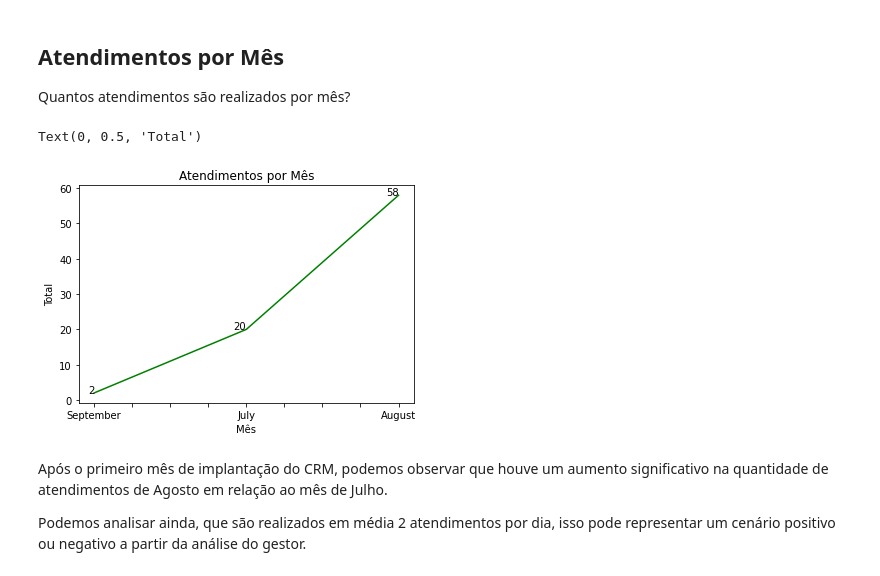
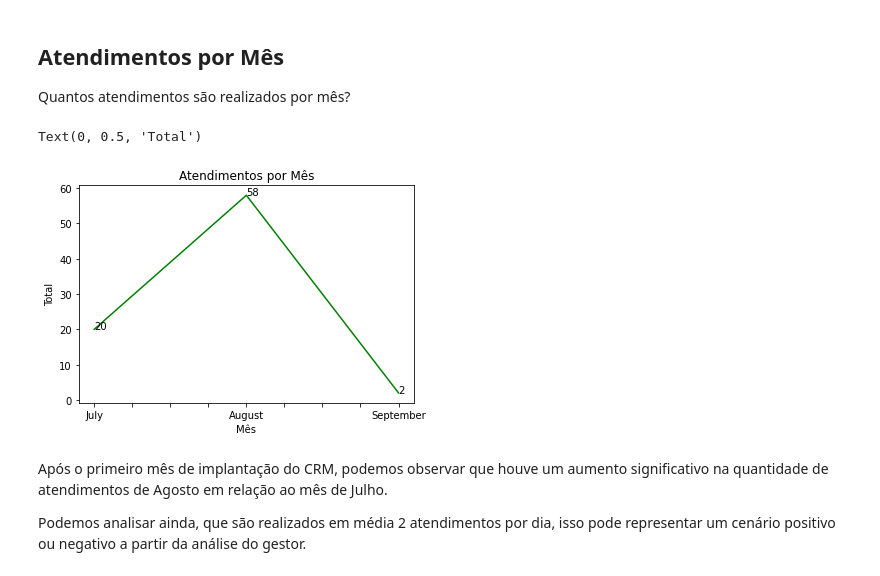
Before and after one commit to hgosouza1/Data-Science, a Jupyter notebook: Projeto Pessoal/Estética Automotiva/relatorio_geral_negocio.ipynb, the cells around one changed output. Cells and saved outputs as stored; diff of their text form; code cells hidden in the pictures.

```diff
--- a/Projeto Pessoal/Estética Automotiva/relatorio_geral_negocio.ipynb
+++ b/Projeto Pessoal/Estética Automotiva/relatorio_geral_negocio.ipynb
@@ -132,29 +132,29 @@ dtype: int64
 # %% [markdown]
 ## Atendimentos por Mês
 Quantos atendimentos são realizados por mês?
-# %%
-#Contando os atendimentos por mês
-atendimento = dados.groupby((dados['dtatendimento']).dt.strftime('%B'))['ID'].count().sort_values()
-
-#Função para adicionar os rótulos de valor
-def labelatendimento(x,y):
-    for i in range(len(x)):
-        plt.text(i, y[i], y[i], ha = 'right')
-
-x = atendimento
-y = atendimento
-
-#Gerando o gráfico e alterando as cores
-grafico = atendimento.plot(color=['green'])
-
-#Títulos e nome dos eixos
-labelatendimento(x, y)
-plt.title('Atendimentos por Mês')
-plt.xlabel('Mês')
-plt.ylabel('Total')
-# %% [output]
-Text(0, 0.5, 'Total')
-[figure, removed]
+# %%
+#Contando os atendimentos por mês
+atendimento = dados.groupby((dados['dtatendimento']).dt.strftime('%B'), sort=False)['ID'].count()
+
+#Função para adicionar os rótulos de valor
+def labelatendimento(x,y):
+    for i in range(len(x)):
+        plt.text(i, y[i], y[i], ha = 'left')
+
+x = atendimento
+y = atendimento
+
+#Gerando o gráfico e alterando as cores
+grafico = atendimento.plot(color=['green'])
+
+#Títulos e nome dos eixos
+labelatendimento(x, y)
+plt.title('Atendimentos por Mês')
+plt.xlabel('Mês')
+plt.ylabel('Total')
+# %% [output]
+Text(0, 0.5, 'Total')
+[figure, added]
 # %% [markdown]
 Após o primeiro mês de implantação do CRM, podemos observar que houve um aumento significativo na quantidade de atendimentos de Agosto em relação ao mês de Julho.
 
```
Also changed, not shown: parts of 12 cells of this notebook.
